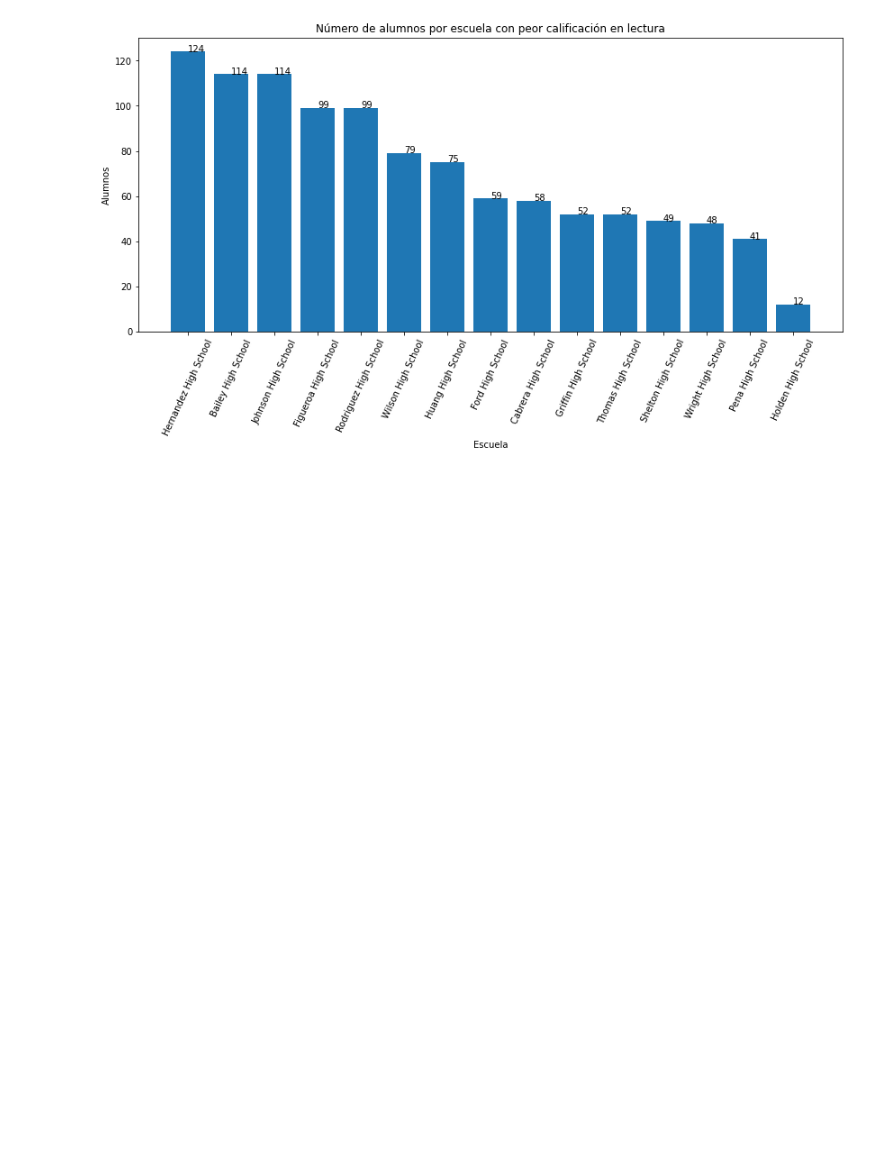
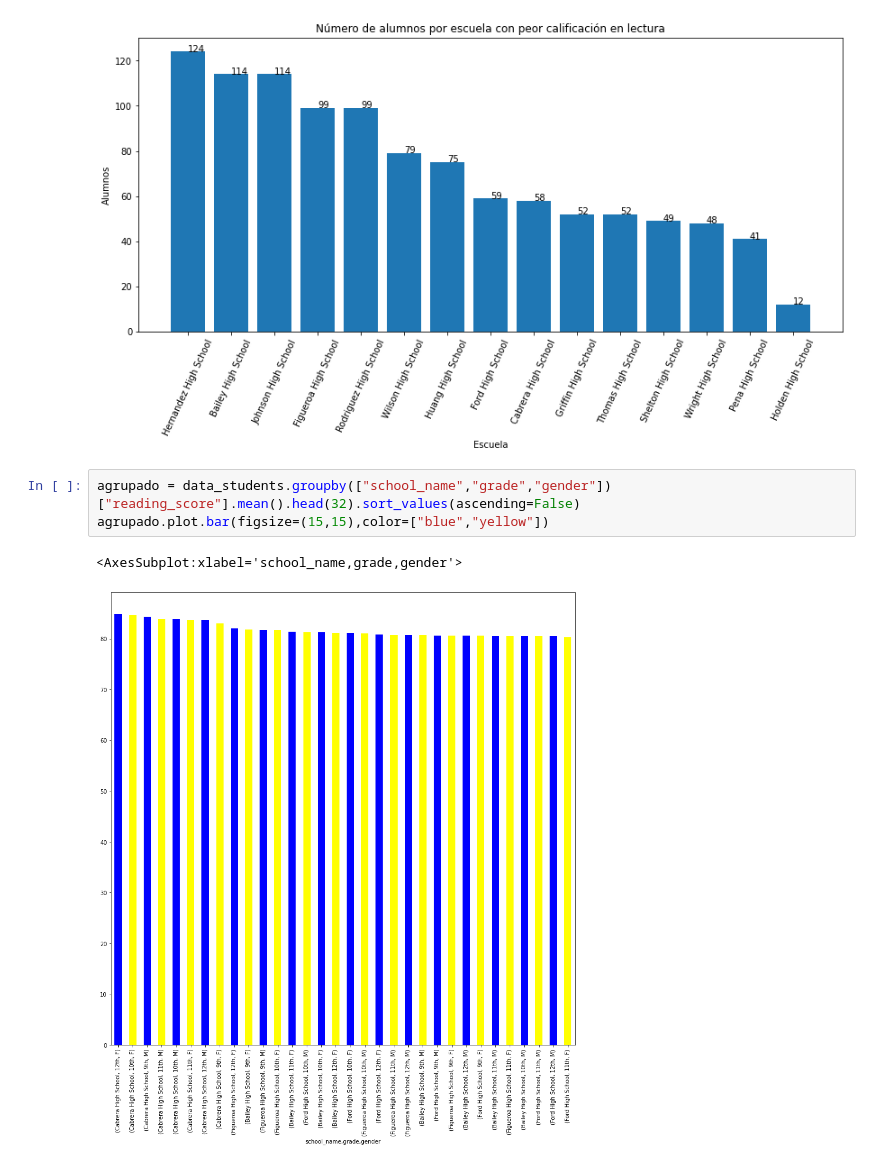
Before and after one commit to jeramirez94/Capacitacion-python_fundamentals, a Jupyter notebook: Tareas/Tarea 17 - Grados.ipynb, the cells around one changed output. Saved outputs shown, nothing was run; the diff lists cells and outputs as text; blank space fills up the shorter version.

```diff
--- a/Tareas/Tarea 17 - Grados.ipynb
+++ b/Tareas/Tarea 17 - Grados.ipynb
@@ -60,3 +60,9 @@ plt.xticks(rotation=65)
 plt.show()
 # %% [output]
 [figure]
+# %%
+agrupado = data_students.groupby(["school_name","grade","gender"])["reading_score"].mean().head(32).sort_values(ascending=False)
+agrupado.plot.bar(figsize=(15,15),color=["blue","yellow"])
+# %% [output]
+<AxesSubplot:xlabel='school_name,grade,gender'>
+[figure, added]
```
Also changed, not shown: 1 other file.
